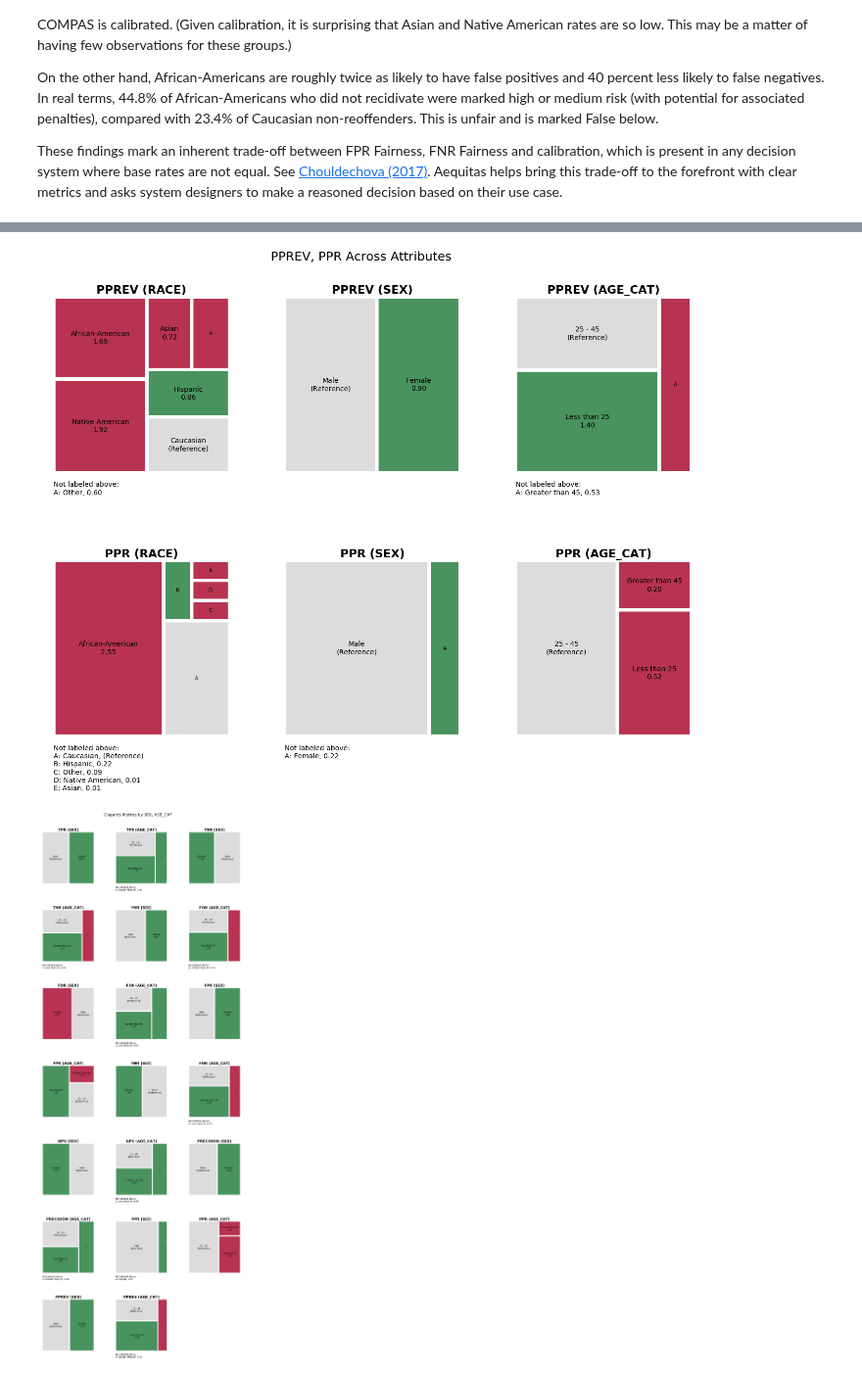
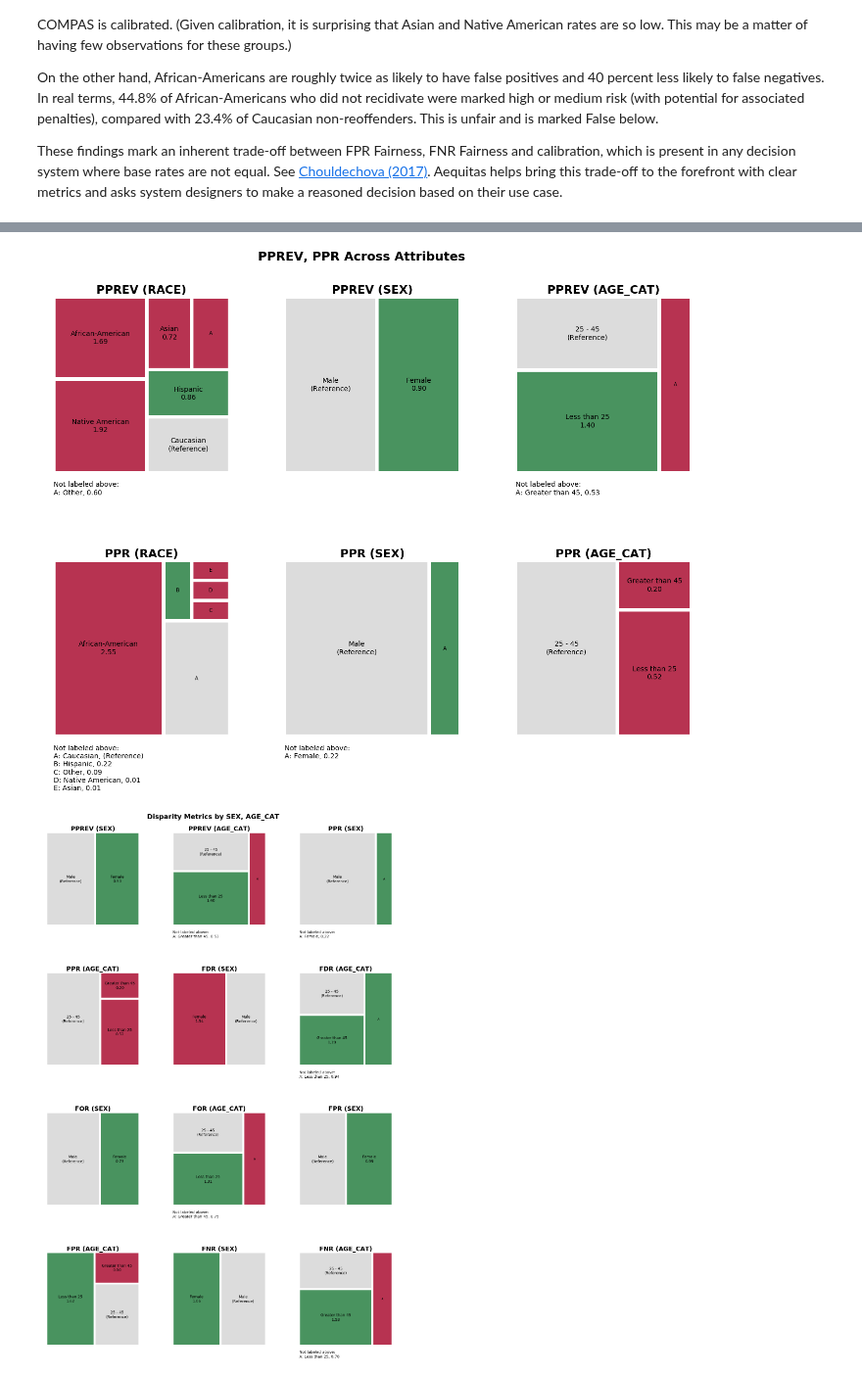
Before and after one commit to dssg/aequitas, a Jupyter notebook: docs/source/examples/compas_demo.ipynb, the cells around one changed output, grey strips where cells are left out. Shown at 98% size. Saved outputs shown, nothing was run; the diff lists cells and outputs as text; code cells hidden in the pictures.

```diff
--- a/docs/source/examples/compas_demo.ipynb
+++ b/docs/source/examples/compas_demo.ipynb
@@ -754,12 +428,12 @@ a_tm = plot_multiple_treemaps(fdf, metric_treemap, attributes=['age_cat'], metri
 # %%
 # specify no attributes, multiple metrics
-r_tm = plot_multiple_treemaps(fdf, metric_treemap, metrics=['pprev', 'ppr'], higlight_fairness = True)
+r_tm = aqp.plot_fairness_disparity_all(fdf, metrics=['pprev', 'ppr'])
 # %% [output]
-[figure, old version]
+[figure, new version]
 # %%
 # specify multiple attributes, multiple metrics
-s_tm = plot_multiple_treemaps(fdf, metric_treemap, attributes=['sex', 'age_cat'], metrics='all', higlight_fairness = True)
+s_tm = aqp.plot_fairness_disparity_all(fdf, attributes=['sex', 'age_cat'])
 # %% [output]
-[figure, old version]
+[figure, new version]
 # %%
 # specify multiple attributes, no metrics
```
Also changed, not shown: parts of 28 cells of this notebook, 1 other file.
